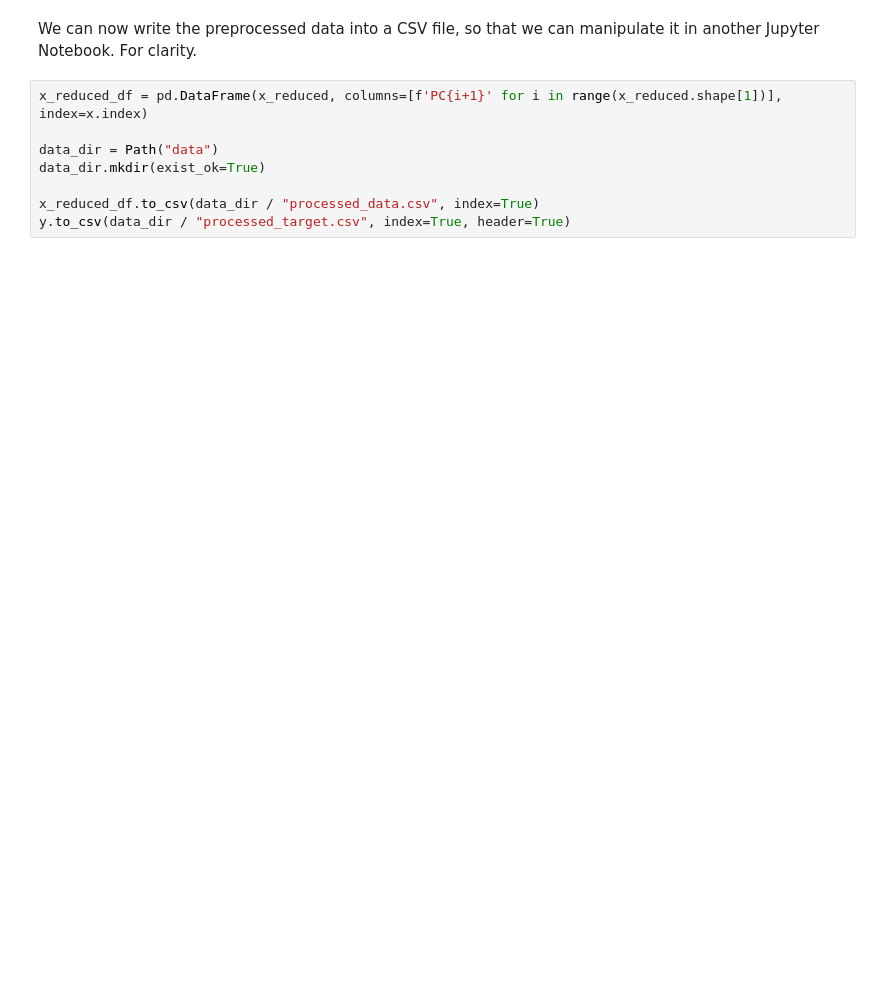
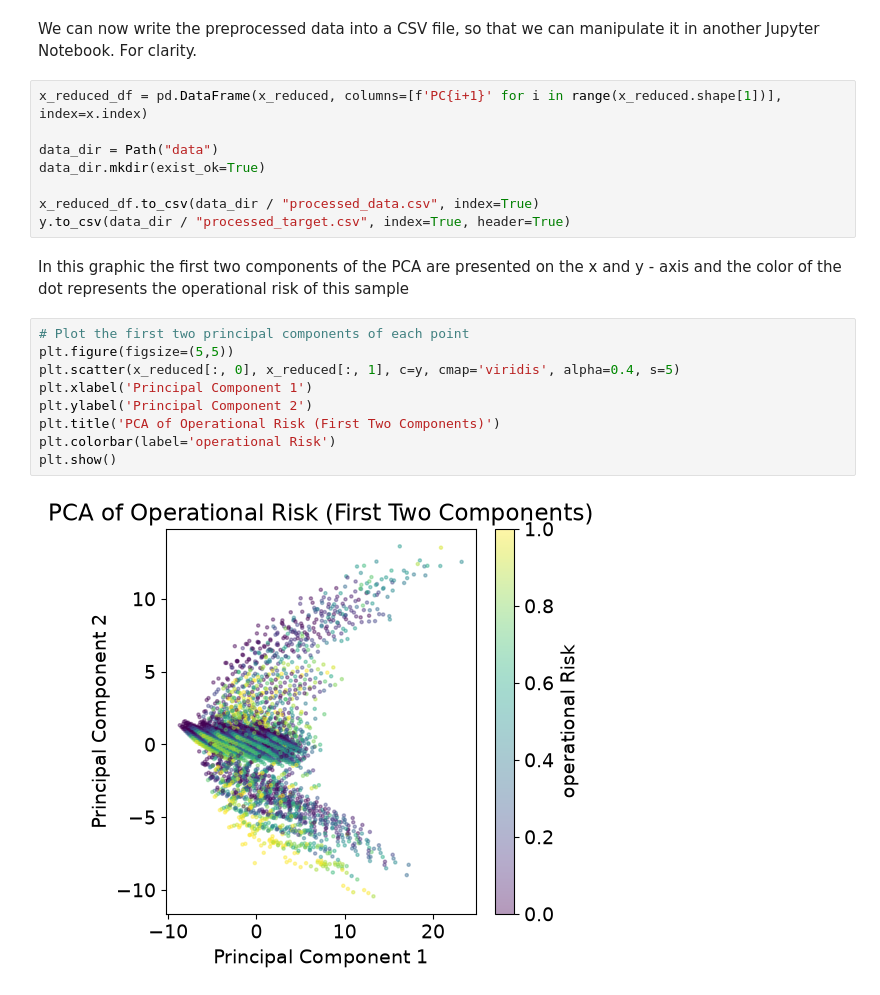
Before and after one commit to Hephaestois/ML4EE_project, a Jupyter notebook: preprocessing.ipynb, the cells around one changed output. Saved outputs shown, nothing was run; the diff lists cells and outputs as text; blank space fills up the shorter version.

```diff
--- a/preprocessing.ipynb
+++ b/preprocessing.ipynb
@@ -166,3 +166,16 @@ data_dir.mkdir(exist_ok=True)
 
 x_reduced_df.to_csv(data_dir / "processed_data.csv", index=True)
 y.to_csv(data_dir / "processed_target.csv", index=True, header=True)
+# %% [markdown]
+In this graphic the first two components of the PCA are presented on the x and y - axis and the color of the dot represents the operational risk of this sample
+# %%
+# Plot the first two principal components of each point
+plt.figure(figsize=(5,5))
+plt.scatter(x_reduced[:, 0], x_reduced[:, 1], c=y, cmap='viridis', alpha=0.4, s=5)
+plt.xlabel('Principal Component 1')
+plt.ylabel('Principal Component 2')
+plt.title('PCA of Operational Risk (First Two Components)')
+plt.colorbar(label='operational Risk')
+plt.show()
+# %% [output]
+[figure, added]
```
Also changed, not shown: parts of 1 cell of this notebook, 4 other files.
